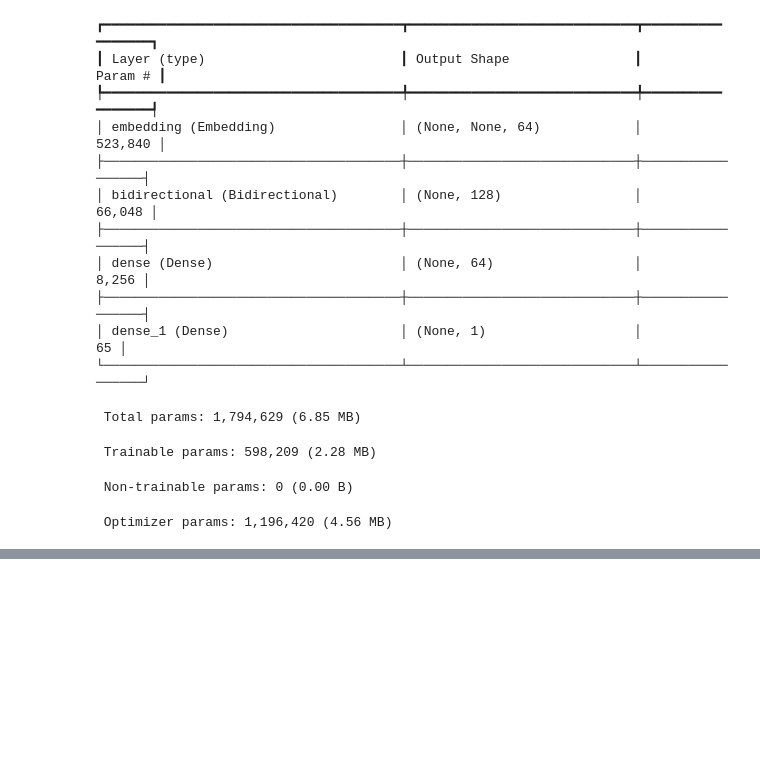
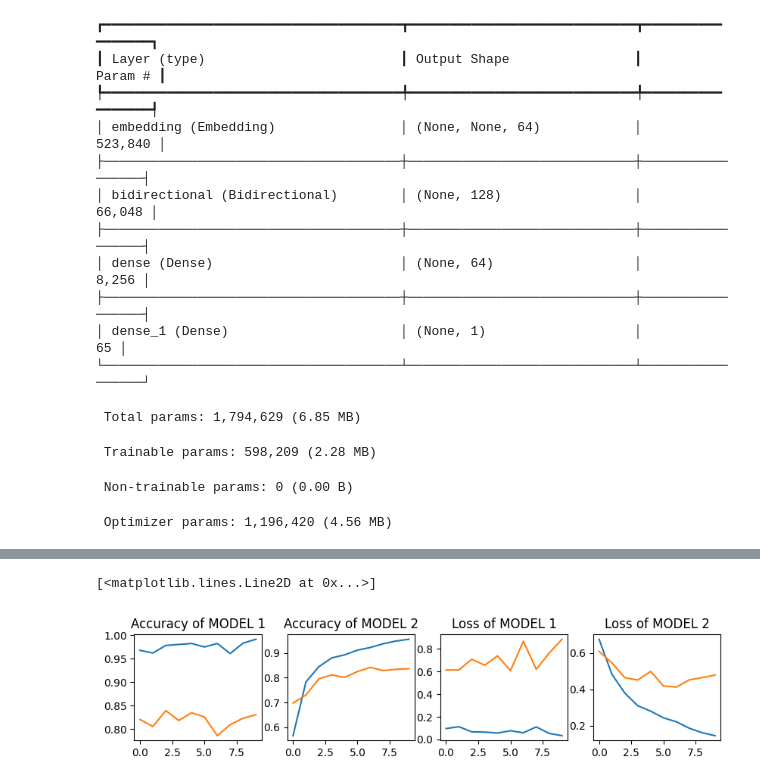
Before and after one commit to RehanShabbir16/Intro_to_NLP_using_Tensorflow, a Jupyter notebook: LSTM_subwords8K.ipynb, the cells around one changed output, grey strips where cells are left out. Saved outputs shown, nothing was run; the diff lists cells and outputs as text; code cells hidden in the pictures; blank space fills up the shorter version.

```diff
--- a/LSTM_subwords8K.ipynb
+++ b/LSTM_subwords8K.ipynb
@@ -86,0 +97,2 @@ Model: "sequential"
+# %%
+history_model_1=model.fit(train_dataset,epochs=10,validation_data=test_dataset)
@@ -86,0 +120,11 @@ Model: "sequential"
+# %%
+model_2=tf.keras.Sequential([
+    tf.keras.layers.Embedding(tokenizer.vocab_size,embedding_dim),
+    tf.keras.layers.Bidirectional(tf.keras.layers.GRU(32)),
+    tf.keras.layers.Dense(6,activation='relu'),
+    tf.keras.layers.Dense(1, activation='sigmoid')
+])
+# %%
+model_2.compile(loss='binary_crossentropy',optimizer='adam',metrics=['accuracy'])
+# %%
+history_2=model_2.fit(train_dataset,epochs=10,validation_data=test_dataset)
@@ -86,0 +152,21 @@ Model: "sequential"
+# %%
+plt.figure(figsize=(10,4))
+plt.subplot(2,4,1)
+plt.title('Accuracy of MODEL 1')
+plt.plot(history_model_1.history['accuracy'])
+plt.plot(history_model_1.history['val_accuracy'])
+plt.subplot(2,4,2)
+plt.title('Accuracy of MODEL 2')
+plt.plot(history_2.history['accuracy'])
+plt.plot(history_2.history['val_accuracy'])
+plt.subplot(2,4,3)
+plt.title('Loss of MODEL 1')
+plt.plot(history_model_1.history['loss'])
+plt.plot(history_model_1.history['val_loss'])
+plt.subplot(2,4,4)
+plt.title('Loss of MODEL 2')
+plt.plot(history_2.history['loss'])
+plt.plot(history_2.history['val_loss'])
+# %% [output]
+[<matplotlib.lines.Line2D at 0x...>]
+[figure, added]
```
Also changed, not shown: parts of 6 cells of this notebook.
